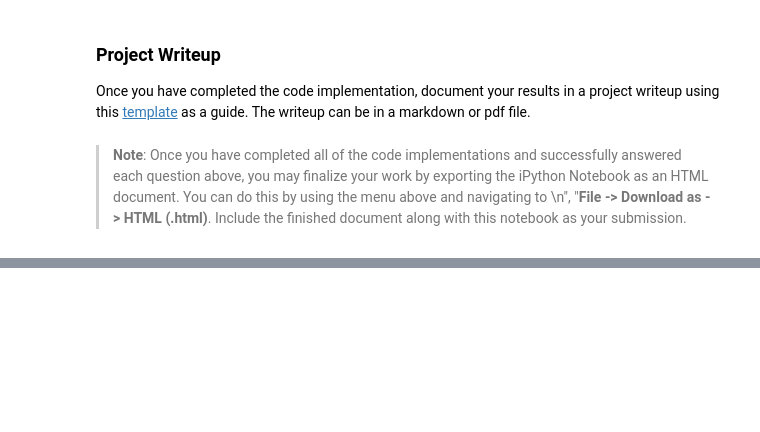
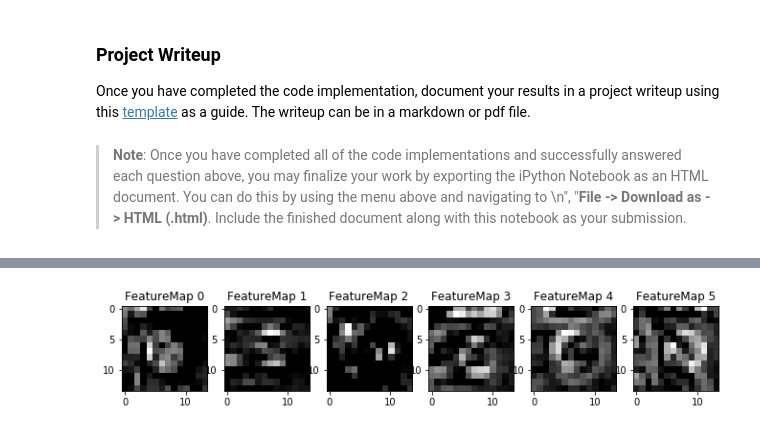
Before and after one commit to jinscript/CarND-Traffic-Sign-Classifier-Project, a Jupyter notebook: Traffic_Sign_Classifier.ipynb, the cells around one changed output, grey strips where cells are left out. Drawn from its saved outputs; the diff is of its cells as text; code cells hidden in the pictures; blank space fills up the shorter version.

```diff
--- a/Traffic_Sign_Classifier.ipynb
+++ b/Traffic_Sign_Classifier.ipynb
@@ -299,14 +300,16 @@ sets imply underfitting. A high accuracy on the training set but low accuracy on
 ### Once a final model architecture is selected,
 ### the accuracy on the test set should be calculated and reported as well.
 ### Feel free to use as many code cells as needed.
+import os
+MODEL_DIR = './model'
 
 batch_size = 128
-epochs = 5000
-learning_rate = 0.003
+epochs = 50
+learning_rate = 0.001
 
 data = tf.placeholder(tf.float32, shape=(None, image_shape[0], image_shape[1], image_shape[2]), name='data')
 labels = tf.placeholder(tf.float32, shape=(None, n_classes), name='labels')
-predictions, loss, accuracy, optimizer, _ = lenet(data, labels, learning_rate)
+predictions, loss, accuracy, optimizer, layer_map = lenet(data, labels, learning_rate)
 init = tf.global_variables_initializer()
 train_batches = get_batches(X_train, y_train, batch_size)
 
@@ -319,8 +322,8 @@ for epoch_i in range(epochs):
         # train batch
         sess.run(optimizer, feed_dict={data: X_train_batch, labels: y_train_batch})
 
-    # compute training loss
-    train_loss = sess.run(loss, feed_dict={data: X_train, labels: y_train})
+    # compute sampled training loss
+    train_loss = sess.run(loss, feed_dict={data: X_train[:5000], labels: y_train[:5000]})
     # compute training accuracy
     train_accuracy = sess.run(accuracy, feed_dict={data: X_train, labels: y_train})
     # compute validation accuracy
@@ -333,7 +336,9 @@ for epoch_i in range(epochs):
 test_accuracy = sess.run(accuracy, feed_dict={data: X_test, labels: y_test})
 print('Test accuracy: {}'.format(test_accuracy))
 
+if not os.path.exists(MODEL_DIR):
+    os.mkdir(MODEL_DIR)
 saver = tf.train.Saver()
-saver.save(sess, 'model/model.ckpt')
+saver.save(sess, os.path.join(MODEL_DIR, 'model.ckpt'))
 # %% [output]
 Start Training ...
@@ -392,7 +398,10 @@ for i, im in enumerate(images):
 ### Run the predictions here and use the model to output the prediction for each image.
 ### Make sure to pre-process the images with the same pre-processing pipeline used earlier.
 ### Feel free to use as many code cells as needed.
-scores = sess.run(predictions, feed_dict={data: preprocess(images)})
+# saver = tf.train.Saver()
+# saver.restore(sess, os.path.join(MODEL_DIR, 'model.ckpt'))
+d, l = preprocess(images, np.array([classes]).T, shuffle_data=False)
+scores = sess.run(predictions, feed_dict={data: d, labels: l})
 predicted_classes = [np.argmax(score) for score in scores]
 print('Ground truth classes: ' + str(classes))
 print('Predicted classes: ' + str(predicted_classes))
@@ -451,6 +460,6 @@ Looking just at the first row we get `[ 0.34763842,  0.24879643,  0.12789202]`,
 # %%
 ### Print out the top five softmax probabilities for the predictions on the German traffic sign images found on the web.
 ### Feel free to use as many code cells as needed.
-top_5 = sess.run(tf.nn.top_k(predictions, 5), feed_dict={data: preprocess(images)})
+top_5 = sess.run(tf.nn.top_k(predictions, 5), feed_dict={data: d, labels: l})
 print(top_5)
 # %% [output]
@@ -503,13 +512,13 @@ For an example of what feature map outputs look like, check out NVIDIA's results
 # activation_min/max: can be used to view the activation contrast in more detail, by default matplot sets min and max to the actual min and max values of the output
 # plt_num: used to plot out multiple different weight feature map sets on the same block, just extend the plt number for each new feature map entry
 
-def outputFeatureMap(image_input, tf_activation, activation_min=-1, activation_max=-1 ,plt_num=1):
+def outputFeatureMap(image_input, tf_activation, activation_min=-1, activation_max=-1, plt_num=1):
     # Here make sure to preprocess your image_input in a way your network expects
     # with size, normalization, ect if needed
     # image_input =
     # Note: x should be the same name as your network's tensorflow data placeholder variable
     # If you get an error tf_activation is not defined it may be having trouble accessing the variable from inside a function
-    activation = tf_activation.eval(session=sess,feed_dict={x : image_input})
+    activation = tf_activation.eval(session=sess,feed_dict={data: image_input})
     featuremaps = activation.shape[3]
     plt.figure(plt_num, figsize=(15,15))
     for featuremap in range(featuremaps):
@@ -523,3 +532,8 @@ def outputFeatureMap(image_input, tf_activation, activation_min=-1, activation_m
             plt.imshow(activation[0,:,:, featuremap], interpolation="nearest", vmin=activation_min, cmap="gray")
         else:
             plt.imshow(activation[0,:,:, featuremap], interpolation="nearest", cmap="gray")
+# %%
+conv1 = layer_map.get('conv1')
+outputFeatureMap(d[:1], conv1)
+# %% [output]
+[figure, added]
```
Also changed, not shown: parts of 6 cells of this notebook, 1 other file.
